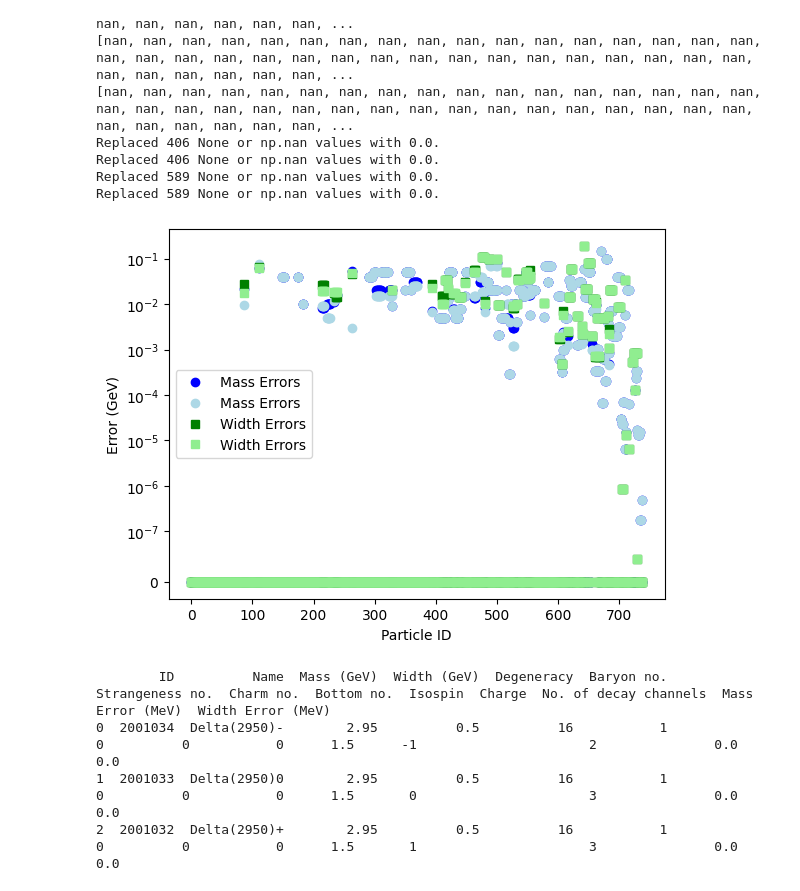
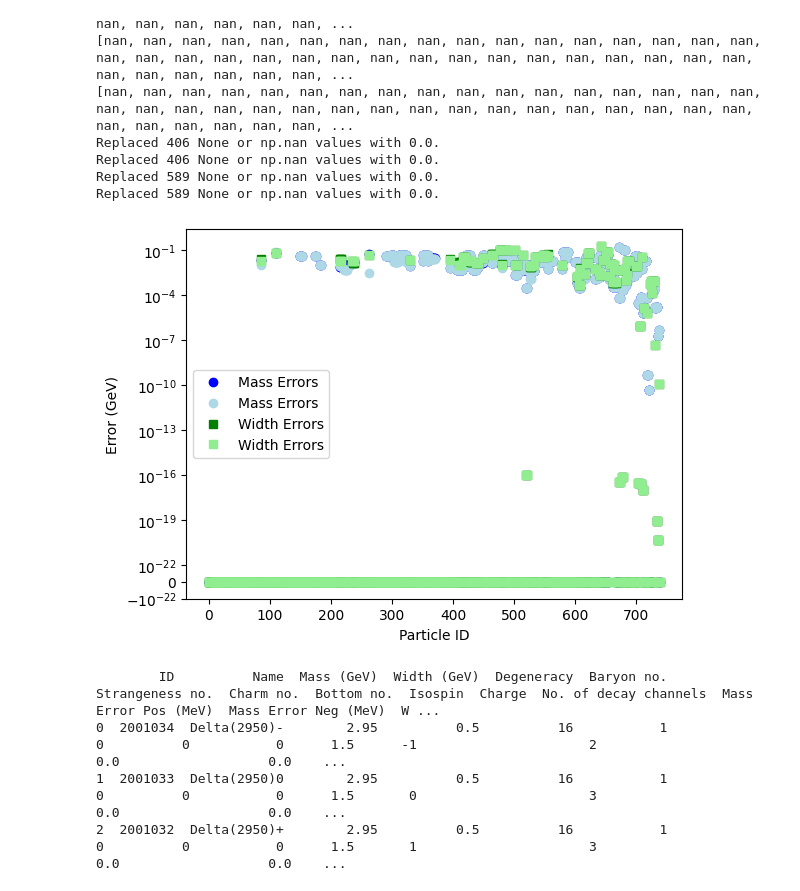
Before and after one commit to Claitos/FastResoParser, a Jupyter notebook: study-pdg.ipynb, the cells around one changed output. Saved outputs shown, nothing was run; the diff lists cells and outputs as text; code cells hidden in the pictures.

```diff
--- a/study-pdg.ipynb
+++ b/study-pdg.ipynb
@@ -109,23 +122,25 @@ Replaced 589 None or np.nan values with 0.0.
 # %%
 plt.plot(mass_errors_pos, label="Mass Errors", color='blue', linestyle='', marker='o')
 plt.plot(mass_errors_neg, label="Mass Errors", color='lightblue', linestyle='', marker='o')
 plt.plot(width_errors_pos, label="Width Errors", color='green', linestyle='', marker='s')
 plt.plot(width_errors_neg, label="Width Errors", color='lightgreen', linestyle='', marker='s')
 plt.xlabel("Particle ID")
 plt.ylabel("Error (GeV)")
-plt.yscale("symlog", linthresh=1e-7)
+plt.yscale("symlog", linthresh=1e-22)
 plt.legend()
 plt.show()
 # %% [output]
-[figure, old version]
+[figure, new version]
 # %%
 particles_df_errors = particles_df.copy()
-particles_df_errors["Mass Error Pos (MeV)"] = mass_errors_df
-particles_df_errors["Width Error (MeV)"] = width_errors_df
+particles_df_errors["Mass Error Pos (MeV)"] = mass_errors_pos
+particles_df_errors["Mass Error Neg (MeV)"] = mass_errors_neg
+particles_df_errors["Width Error Pos (MeV)"] = width_errors_pos
+particles_df_errors["Width Error Neg (MeV)"] = width_errors_neg
 
 print(particles_df_errors.head(n=3))
 # %% [output]
-        ID          Name  Mass (GeV)  Width (GeV)  Degeneracy  Baryon no.  Strangeness no.  Charm no.  Bottom no.  Isospin  Charge  No. of decay channels  Mass Error (MeV)  Width Error (MeV)
-0  2001034  Delta(2950)-        2.95          0.5          16           1                0          0           0      1.5      -1                      2               0.0                0.0
-1  2001033  Delta(2950)0        2.95          0.5          16           1                0          0           0      1.5       0                      3               0.0                0.0
-2  2001032  Delta(2950)+        2.95          0.5          16           1                0          0           0      1.5       1                      3               0.0                0.0
+        ID          Name  Mass (GeV)  Width (GeV)  Degeneracy  Baryon no.  Strangeness no.  Charm no.  Bottom no.  Isospin  Charge  No. of decay channels  Mass Error Pos (MeV)  Mass Error Neg (MeV)  W ...
+0  2001034  Delta(2950)-        2.95          0.5          16           1                0          0           0      1.5      -1                      2                   0.0                   0.0    ...
+1  2001033  Delta(2950)0        2.95          0.5          16           1                0          0           0      1.5       0                      3                   0.0                   0.0    ...
+2  2001032  Delta(2950)+        2.95          0.5          16           1                0          0           0      1.5       1                      3                   0.0                   0.0    ...
```
Also changed, not shown: parts of 3 cells of this notebook, 1 other file.
